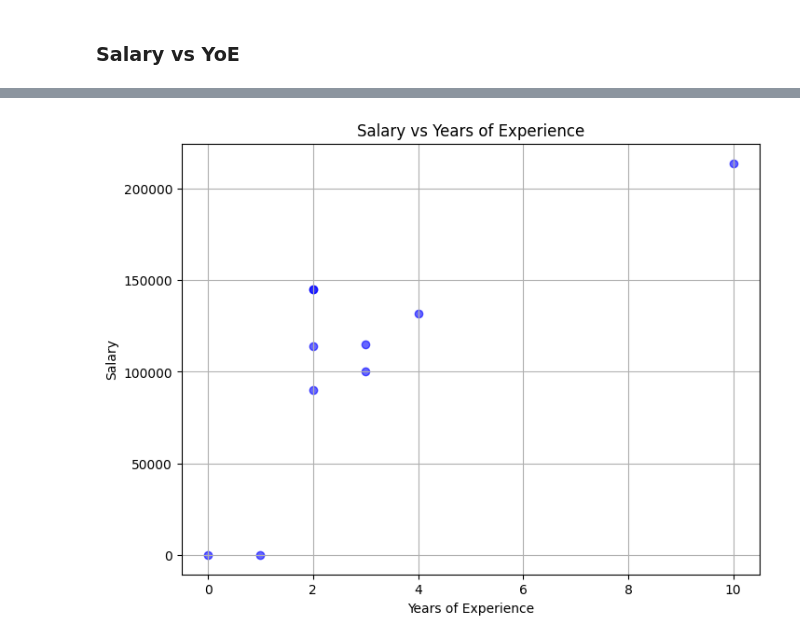
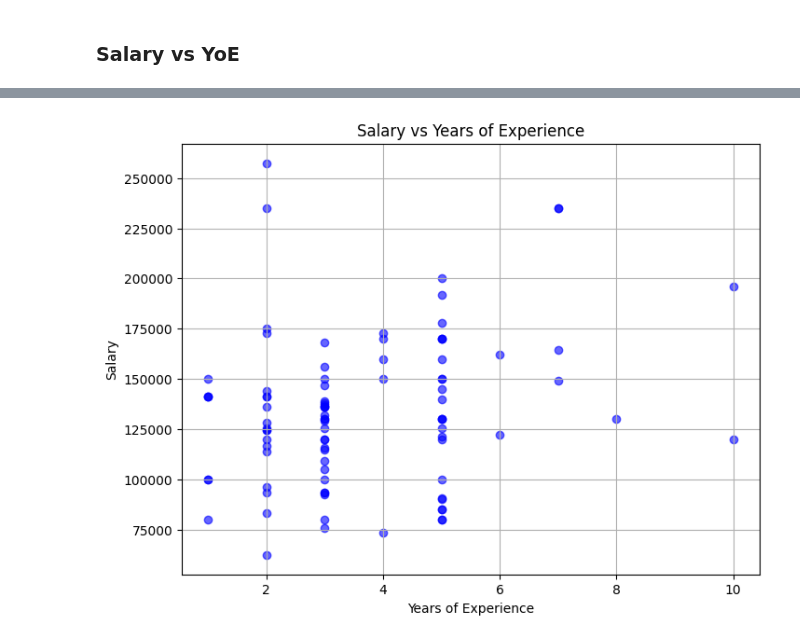
Before and after one commit to desmond-jung/Job-Insights-Agent, a Jupyter notebook: job_posting_scraper.ipynb, the cells around one changed output, grey strips where cells are left out. Saved outputs shown, nothing was run; the diff lists cells and outputs as text; code cells hidden in the pictures.

Commit message:
testing average salary

```diff
--- a/job_posting_scraper.ipynb
+++ b/job_posting_scraper.ipynb
@@ -397,10 +413,14 @@ jobs_df.head(1)
 # %%
 # Convert salary into just minimum if it is a range
 
-def extract_min_range(salary):
+def extract_avg_range(salary):
     salary = str(salary)
-    lower_bound = re.split(r' to |-', salary)[0]
-    lower_bound = lower_bound.split('.')[0]
+    range_split = re.split(r' to|-', salary)
+    print(range_split)
+    lower_bound = range_split[0]
+    print(lower_bound)
+    huh = range_split.split('.')[0]
+    print(lower_bound)
     # Remove non-numeric characters (like commas, 'year', etc.)
     lower_bound = int(''.join(c for c in lower_bound if c.isdigit()))
 
@@ -409,9 +429,12 @@ def extract_min_range(salary):
 
     return int(lower_bound)
 
+ex_salary = "$75,600.00/yr - $172,000.00/yr"
+print(extract_avg_range(ex_salary))
+
 # Replaces the None values with 0
-jobs_df['salary'] = jobs_df['salary'].fillna('0')
-jobs_df.loc[:, 'salary'] = jobs_df['salary'].apply(extract_min_range).astype(int)
+# jobs_df['salary'] = jobs_df['salary'].fillna('0')
+# jobs_df.loc[:, 'salary'] = jobs_df['salary'].apply(extract_avg_range).astype(int)
 
-jobs_df.head(1)
+# jobs_df.head(1)
 # %% [output]
@@ -440,9 +464,9 @@ def convert_to_days(time_posted):
     else:
         return num
 
-#jobs_df['time_posted'] = jobs_df['time_posted'].fillna(0).astype(int)
-# time_df = jobs_df[jobs_df['time_posted'].notna()].copy()
-jobs_df['time_posted'] = jobs_df['time_posted'].fillna('0').astype(str)
-jobs_df.loc[:, 'time_posted'] = jobs_df['time_posted'].apply(convert_to_days).astype(int)
+
+jobs_df = jobs_df.rename(columns = {'time_posted': 'time_posted (days)'})
+jobs_df['time_posted (days)'] = jobs_df['time_posted (days)'].fillna('0').astype(str)
+jobs_df.loc[:, 'time_posted (days)'] = jobs_df['time_posted (days)'].apply(convert_to_days).astype(int)
 jobs_df.head(1)
 # %% [output]
@@ -502,13 +525,13 @@ plt.show()
 # %%
-salary_yoe_df = salary_df[salary_df['yoe'] != 0].reset_index(drop=True)
+salary_yoe_df = jobs_df[(jobs_df['yoe'] != 0) & (jobs_df['salary'] != 0)].reset_index(drop=True)
 salary_yoe_df.head(10)
 
 plt.figure(figsize=(8, 6))
-plt.scatter(jobs_df['yoe'], jobs_df['salary'], color='blue', alpha=0.6)
+plt.scatter(salary_yoe_df['yoe'], salary_yoe_df['salary'], color='blue', alpha=0.6)
 plt.title('Salary vs Years of Experience')
 plt.xlabel('Years of Experience')
 plt.ylabel('Salary')
 plt.grid(True)
 plt.show()
 # %% [output]
-[figure, old version]
+[figure, new version]
```
Also changed, not shown: parts of 17 cells of this notebook.
